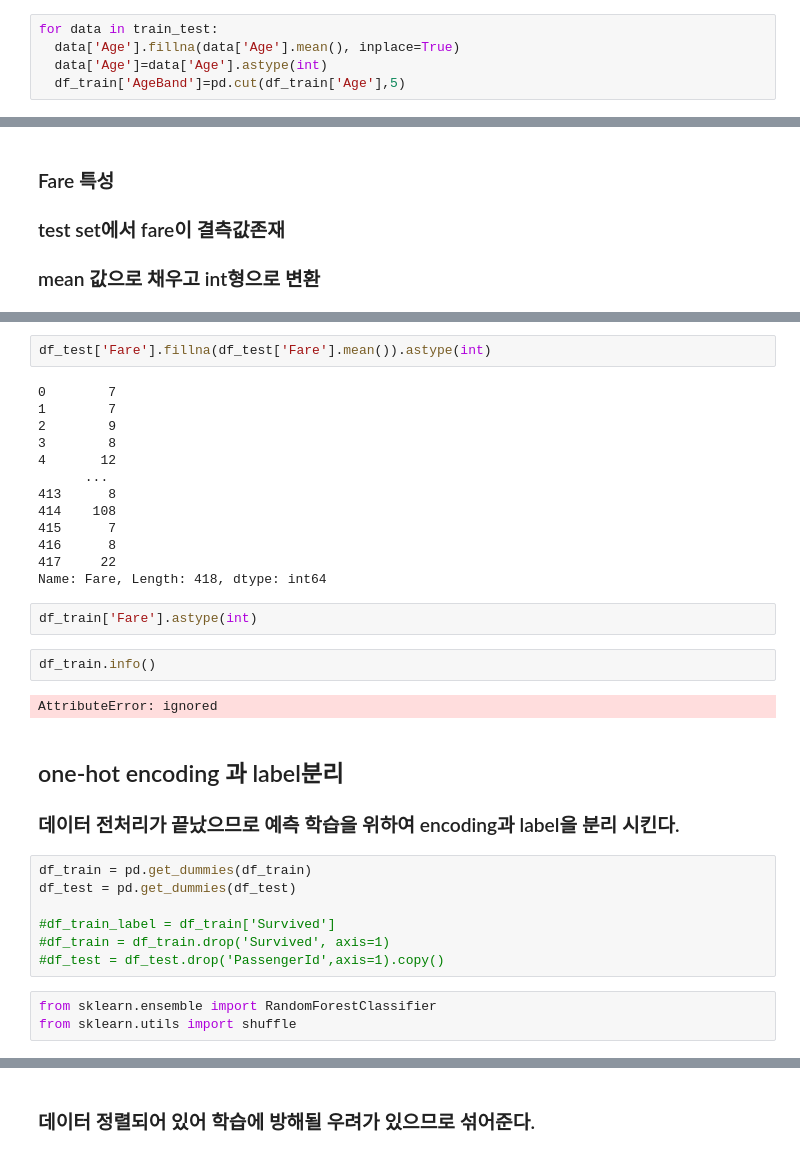
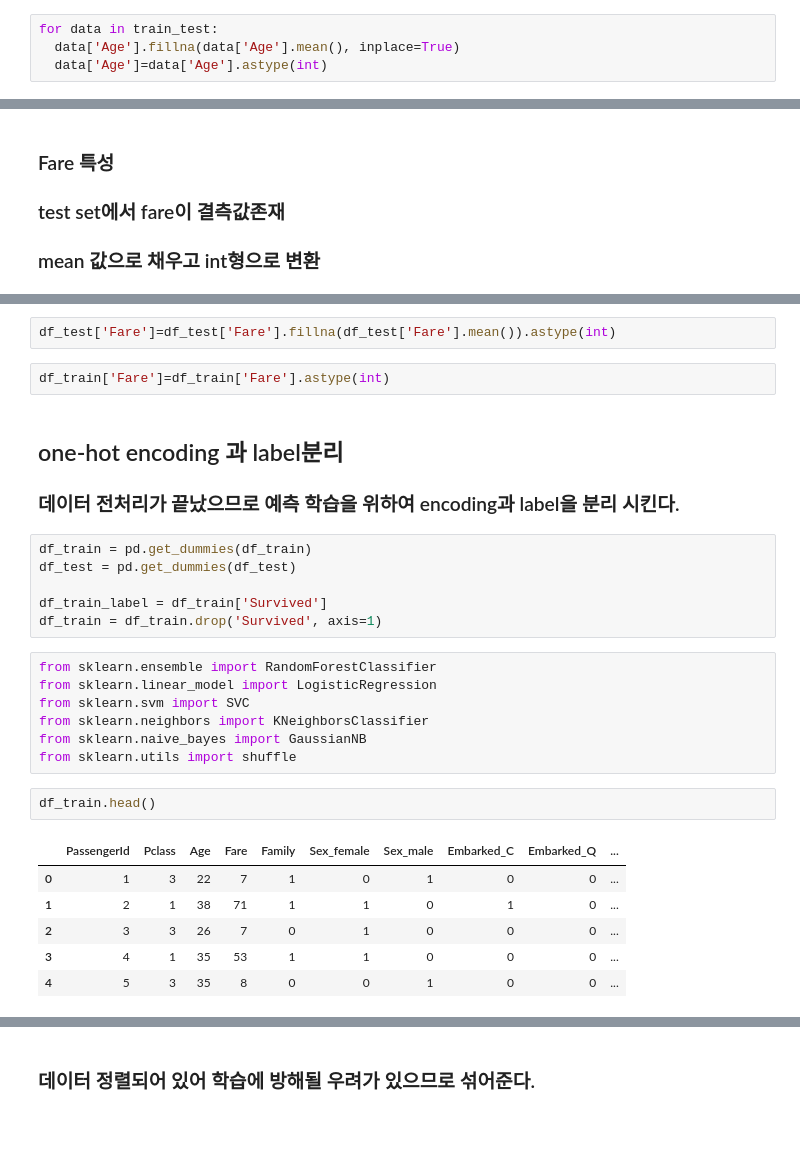
Before and after one commit to gnssl98/MachineLearning_Repo, a Jupyter notebook: kaggle_201839486_안창훈.ipynb, the cells around one changed output, grey strips where cells are left out. Drawn from its saved outputs; the diff is of its cells as text; blank space fills up the shorter version.

```diff
--- a/kaggle_201839486_안창훈.ipynb
+++ b/kaggle_201839486_안창훈.ipynb
@@ -298,7 +299,6 @@ train_test = [df_train, df_test]
 for data in train_test:
   data['Age'].fillna(data['Age'].mean(), inplace=True)
   data['Age']=data['Age'].astype(int)
-  df_train['AgeBand']=pd.cut(df_train['Age'],5)
 # %%
 df_train['Age'].isnull
 # %% [output]
@@ -434,24 +426,7 @@ Name: Embarked, Length: 891, dtype: object
 # %%
-df_test['Fare'].fillna(df_test['Fare'].mean()).astype(int)
+df_test['Fare']=df_test['Fare'].fillna(df_test['Fare'].mean()).astype(int)
-# %% [output]
-0        7
-1        7
-2        9
-3        8
-4       12
-      ...
-413      8
-414    108
-415      7
-416      8
-417     22
-Name: Fare, Length: 418, dtype: int64
 # %%
-df_train['Fare'].astype(int)
+df_train['Fare']=df_train['Fare'].astype(int)
-# %%
-df_train.info()
-# %% [output]
-AttributeError: ignored
 # %% [markdown]
 ## one-hot encoding 과 label분리
 ### 데이터 전처리가 끝났으므로 예측 학습을 위하여 encoding과 label을 분리 시킨다.
@@ -459,9 +434,21 @@ AttributeError: ignored
 df_train = pd.get_dummies(df_train)
 df_test = pd.get_dummies(df_test)
 
-#df_train_label = df_train['Survived']
-#df_train = df_train.drop('Survived', axis=1)
-#df_test = df_test.drop('PassengerId',axis=1).copy()
+df_train_label = df_train['Survived']
+df_train = df_train.drop('Survived', axis=1)
 # %%
 from sklearn.ensemble import RandomForestClassifier
+from sklearn.linear_model import LogisticRegression
+from sklearn.svm import SVC
+from sklearn.neighbors import KNeighborsClassifier
+from sklearn.naive_bayes import GaussianNB
 from sklearn.utils import shuffle
+# %%
+df_train.head()
+# %% [output]
+|  | PassengerId | Pclass | Age | Fare | Family | Sex_female | Sex_male | Embarked_C | Embarked_Q | ... |
+| 0 | 1 | 3 | 22 | 7 | 1 | 0 | 1 | 0 | 0 | ... |
+| 1 | 2 | 1 | 38 | 71 | 1 | 1 | 0 | 1 | 0 | ... |
+| 2 | 3 | 3 | 26 | 7 | 0 | 1 | 0 | 0 | 0 | ... |
+| 3 | 4 | 1 | 35 | 53 | 1 | 1 | 0 | 0 | 0 | ... |
+| 4 | 5 | 3 | 35 | 8 | 0 | 0 | 1 | 0 | 0 | ... |
```
Also changed, not shown: parts of 15 cells of this notebook.
